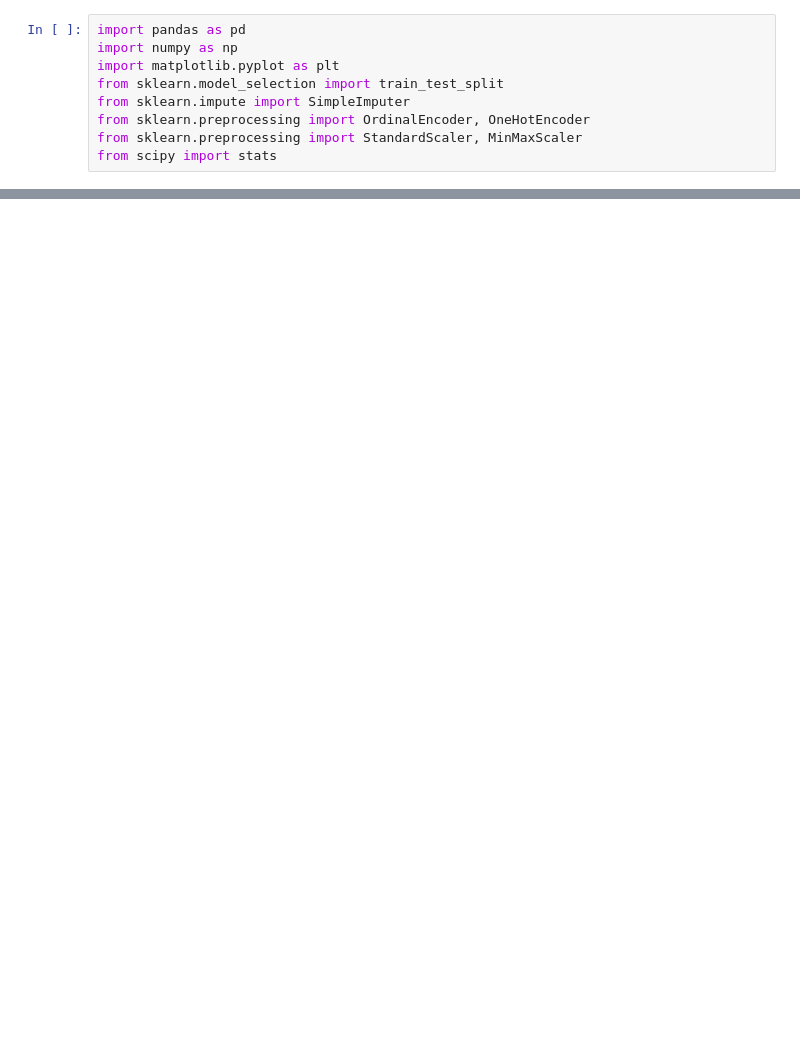
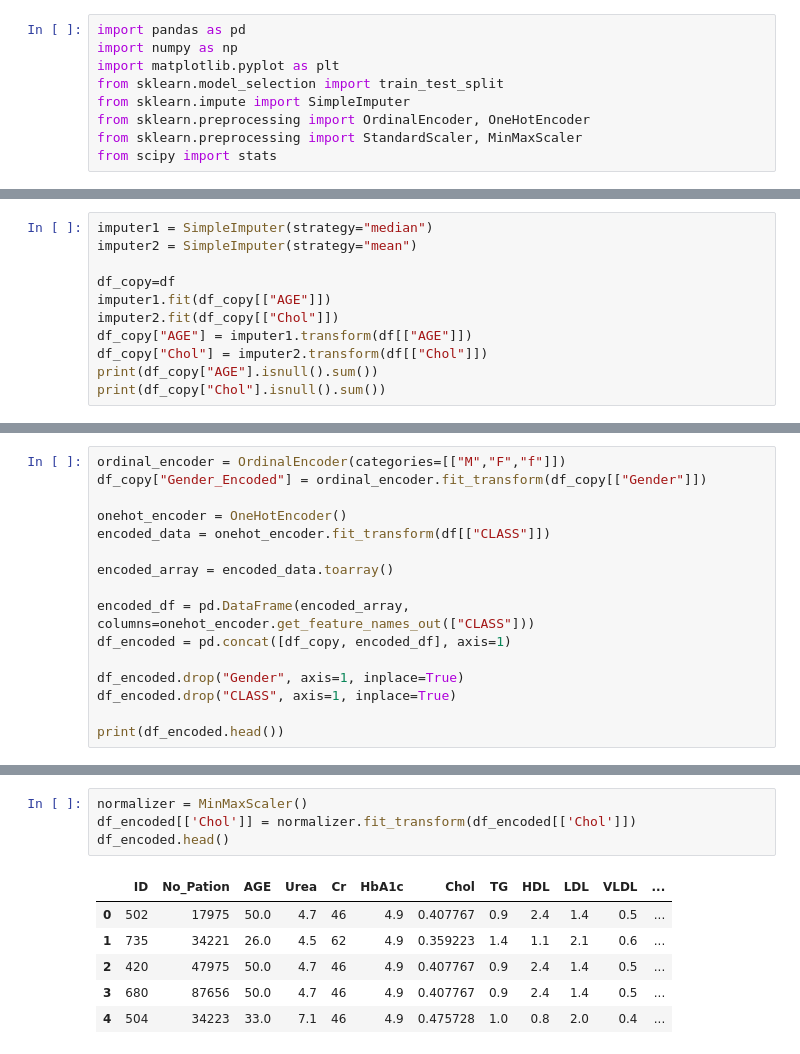
Before and after one commit to venkateshchandle/ml, a Jupyter notebook: 1BM22CS325_Lab-1-DataProcessing.ipynb, the cells around one changed output, grey strips where cells are left out. Drawn from its saved outputs; the diff is of its cells as text; blank space fills up the shorter version.

```diff
--- a/1BM22CS325_Lab-1-DataProcessing.ipynb
+++ b/1BM22CS325_Lab-1-DataProcessing.ipynb
@@ -15,0 +71,11 @@ FileNotFoundError: [Errno 2] No such file or directory: 'Dataset of Diabetes'
+# %%
+imputer1 = SimpleImputer(strategy="median")
+imputer2 = SimpleImputer(strategy="mean")
+
+df_copy=df
+imputer1.fit(df_copy[["AGE"]])
+imputer2.fit(df_copy[["Chol"]])
+df_copy["AGE"] = imputer1.transform(df[["AGE"]])
+df_copy["Chol"] = imputer2.transform(df[["Chol"]])
+print(df_copy["AGE"].isnull().sum())
+print(df_copy["Chol"].isnull().sum())
@@ -15,0 +85,16 @@ FileNotFoundError: [Errno 2] No such file or directory: 'Dataset of Diabetes'
+# %%
+ordinal_encoder = OrdinalEncoder(categories=[["M","F","f"]])
+df_copy["Gender_Encoded"] = ordinal_encoder.fit_transform(df_copy[["Gender"]])
+
+onehot_encoder = OneHotEncoder()
+encoded_data = onehot_encoder.fit_transform(df[["CLASS"]])
+
+encoded_array = encoded_data.toarray()
+
+encoded_df = pd.DataFrame(encoded_array, columns=onehot_encoder.get_feature_names_out(["CLASS"]))
+df_encoded = pd.concat([df_copy, encoded_df], axis=1)
+
+df_encoded.drop("Gender", axis=1, inplace=True)
+df_encoded.drop("CLASS", axis=1, inplace=True)
+
+print(df_encoded.head())
@@ -15,0 +115,11 @@ FileNotFoundError: [Errno 2] No such file or directory: 'Dataset of Diabetes'
+# %%
+normalizer = MinMaxScaler()
+df_encoded[['Chol']] = normalizer.fit_transform(df_encoded[['Chol']])
+df_encoded.head()
+# %% [output]
+|  | ID | No_Pation | AGE | Urea | Cr | HbA1c | Chol | TG | HDL | LDL | VLDL | ... |
+| 0 | 502 | 17975 | 50.0 | 4.7 | 46 | 4.9 | 0.407767 | 0.9 | 2.4 | 1.4 | 0.5 | ... |
+| 1 | 735 | 34221 | 26.0 | 4.5 | 62 | 4.9 | 0.359223 | 1.4 | 1.1 | 2.1 | 0.6 | ... |
+| 2 | 420 | 47975 | 50.0 | 4.7 | 46 | 4.9 | 0.407767 | 0.9 | 2.4 | 1.4 | 0.5 | ... |
+| 3 | 680 | 87656 | 50.0 | 4.7 | 46 | 4.9 | 0.407767 | 0.9 | 2.4 | 1.4 | 0.5 | ... |
+| 4 | 504 | 34223 | 33.0 | 7.1 | 46 | 4.9 | 0.475728 | 1.0 | 0.8 | 2.0 | 0.4 | ... |
```
Also changed, not shown: parts of 11 cells of this notebook.
